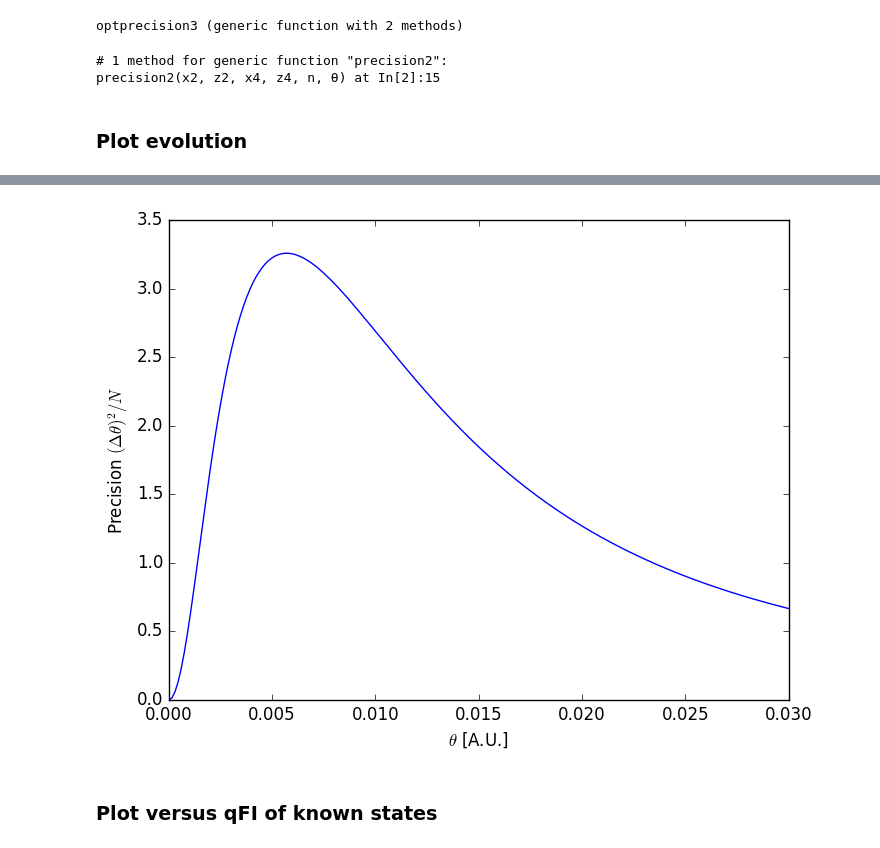
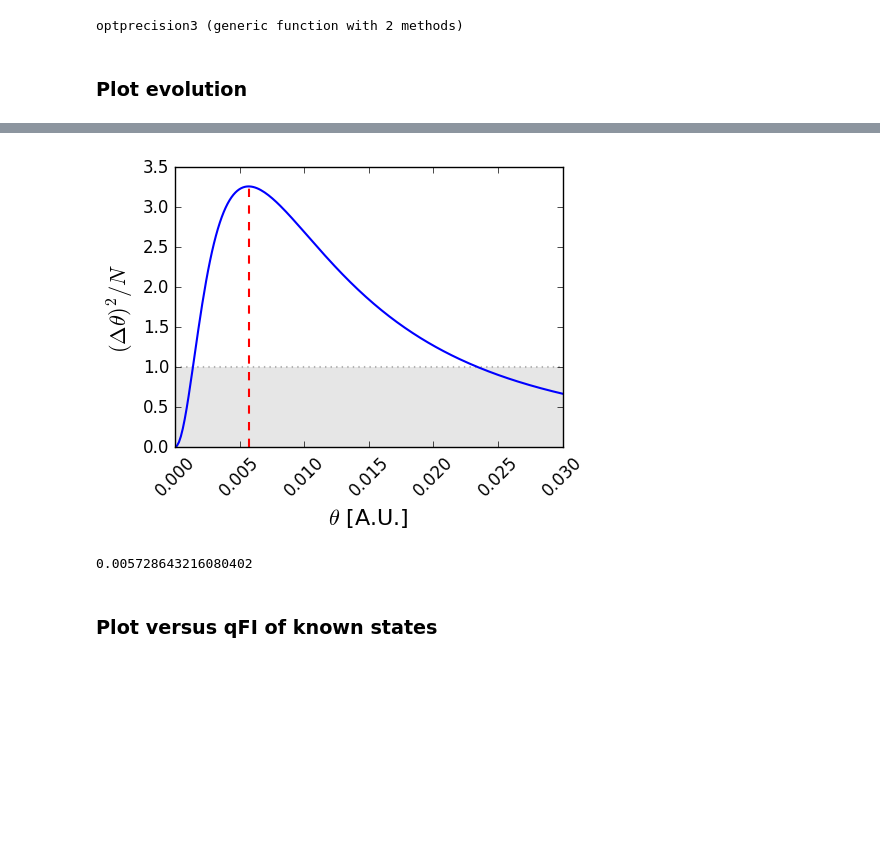
Before and after one commit to iagobaapellaniz/PhD_Thesis, a Jupyter notebook: plots.ipynb, the cells around one changed output, grey strips where cells are left out. Cells and saved outputs as stored; diff of their text form; code cells hidden in the pictures; blank space fills up the shorter version.

Commit message:
Quite well formated first 2 images!! Great!

```diff
--- a/plots.ipynb
+++ b/plots.ipynb
@@ -8,0 +7,10 @@ using PyPlot
+# %%
+using PyPlot
+
+L_FSIZE = 16
+T_FSIZE = 14
+CMAP = "viridis"
+CMAP_R = "viridis_r"
+HGHT = 3.5
+WDTH = 5
+LWTH = 1.5
@@ -58,27 +68,32 @@ optprecision3(x2::Array{Float64,1},z2::Array{Float64,1},n) = begin
 end
 # %% [output]
 optprecision3 (generic function with 2 methods)
-# %%
-methods(precision2)
-# %% [output]
-# 1 method for generic function "precision2":
-precision2(x2, z2, x4, z4, n, θ) at In[2]:15
 # %% [markdown]
 ### Plot evolution
 # %%
 # Data
-
 xmax=0.03
 x = Array(linspace(0,xmax,200));
 y = precision2(6e6, 112, 6.2e13, 4e4, 7900, x).^(-1)./7900;
 
-#
-ylabel(L"Precision $(\Delta \theta)^2/N$")
-xlabel(L"$\theta$ [A.U.]")
+# maximum line
+indx = indmax(y)
 
-axis(xmin=0, xmax=xmax)
+# Figure
+fig = figure(figsize=(5,3.5))
+xl = xlabel(L"$\theta$ [A.U.]", fontsize=L_FSIZE)
+yl = ylabel(L"$(\Delta \theta)^2/N$", fontsize=L_FSIZE)
+xticks(rotation=45)
 
-plot(x,y,linewidth=1)
+ax = axis(xmin=0, xmax=xmax)
+
+# SN thresold
+bar(0,1,0.03,0, color="0.9", edgecolor="0.7",linewidth=0)
+plot([0,0.03],[1,1], color="0.7", linewidth=1.5, linestyle="dotted")
+
+plot([x[indx],x[indx]],[0,y[indx]], "--r", linewidth=1.5)
+plt = plot(x,y,linewidth=1.5)
+
 
 savefig("svg/VD_precision_theta.svg")
 # %% [output]
@@ -86,4 +100,8 @@ WARNING: readall is deprecated, use readstring instead.
-[figure, old version]
+[figure, new version]
+# %%
+x[indmax(y)]
+# %% [output]
+0.005728643216080402
 # %% [markdown]
 ### Plot versus qFI of known states
 # %% [markdown]
```
Also changed, not shown: parts of 10 cells of this notebook, 2 other files.
